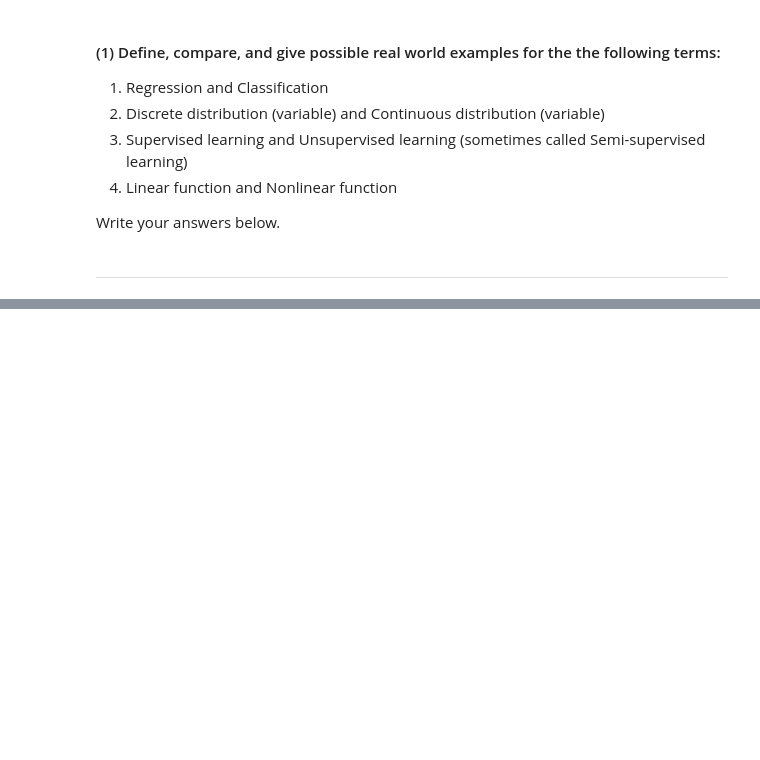
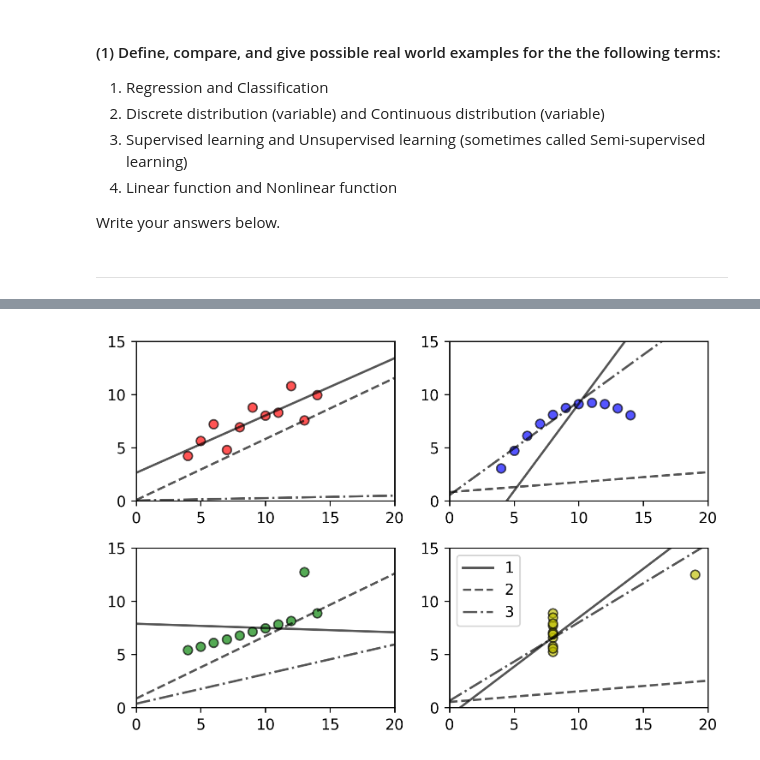
Before and after one commit to shak360/Lab-Training, a Jupyter notebook: Module_2_Python-ML/Assignment_3/MASTER/Assignment_3.ipynb, the cells around one changed output, grey strips where cells are left out. Cells and saved outputs as stored; diff of their text form; code cells hidden in the pictures; blank space fills up the shorter version.

```diff
--- a/Module_2_Python-ML/Assignment_3/MASTER/Assignment_3.ipynb
+++ b/Module_2_Python-ML/Assignment_3/MASTER/Assignment_3.ipynb
@@ -68,0 +129,62 @@ plt.show()
+# %%
+# line 1 coefficients: through the 1st point and the mean
+beta_1_1 = []
+beta_0_1 = []
+for i in range(4):
+    y = list_of_ys[i]
+    x = list_of_xs[i]
+    beta_1_1.append( ((sum(y)/len(y)) - y[0])/((sum(x)/len(x)) - x[0]) )
+    beta_0_1.append( y[0] - beta_1_1[i]*x[0] )
+    assert beta_1_1[i]*x[0]+beta_0_1[i] == y[0]
+
+# line 2 coefficients: through the 1st point and the last point
+beta_1_2 = []
+beta_0_2 = []
+for i in range(4):
+    y = list_of_ys[i]
+    x = list_of_xs[i]
+    # write code to calculate the coefficients
+    ### Write code below
+    beta_1_2.append(np.random.random())
+    beta_0_2.append(np.random.random())
+    ### Write code above ###
+    # assert beta_1_2[i]*x[0]+beta_0_2[i] == y[0]
+
+# line 3 coefficients: through the mean and the last point
+beta_1_3 = []
+beta_0_3 = []
+for i in range(4):
+    y = list_of_ys[i]
+    x = list_of_xs[i]
+    # write code to calculate the coefficients
+    ### Write code below
+    beta_1_3.append(np.random.random())
+    beta_0_3.append(np.random.random())
+    ### Write code above ###
+    # assert beta_1_3[i]*x[0]+beta_0_3[i] == y[0]
+
+### The plotting code below should execute ###
+f1 = plt.figure(dpi=250)
+# Make grid
+gridd=(2,2)
+gs1 = gridspec.GridSpec(*gridd)
+# Get list of axis objects
+ax = [f1.add_subplot(gs1[x]) for x in range(gridd[0] * gridd[1])]
+# Plot
+for i in range(4):
+    ax[i].set_xlim([0,20])
+    ax[i].set_ylim([0,15])
+    ax[i].scatter(list_of_xs[i], list_of_ys[i], edgecolors='k', marker="o", c=colors[i], alpha=2./3)
+    tmp_x = np.linspace(0,20)
+    # line 1: through the 1st point and the mean
+    ax[i].plot(tmp_x, beta_0_1[i]+beta_1_1[i]*tmp_x, 'k-', alpha=2./3, label='1')
+    # line 2: through the 1st point and the last point
+    ax[i].plot(tmp_x, beta_0_2[i]+beta_1_2[i]*tmp_x, 'k--', alpha=2./3, label='2')
+    # line 1: through the mean and the last point
+    ax[i].plot(tmp_x, beta_0_3[i]+beta_1_3[i]*tmp_x, 'k-.', alpha=2./3, label='3')
+plt.legend()
+plt.tight_layout()
+plt.show()
+### No changes are required for the plotting code ###
+# %% [output]
+[figure, added]
```
Also changed, not shown: parts of 13 cells of this notebook, 1 other file.
